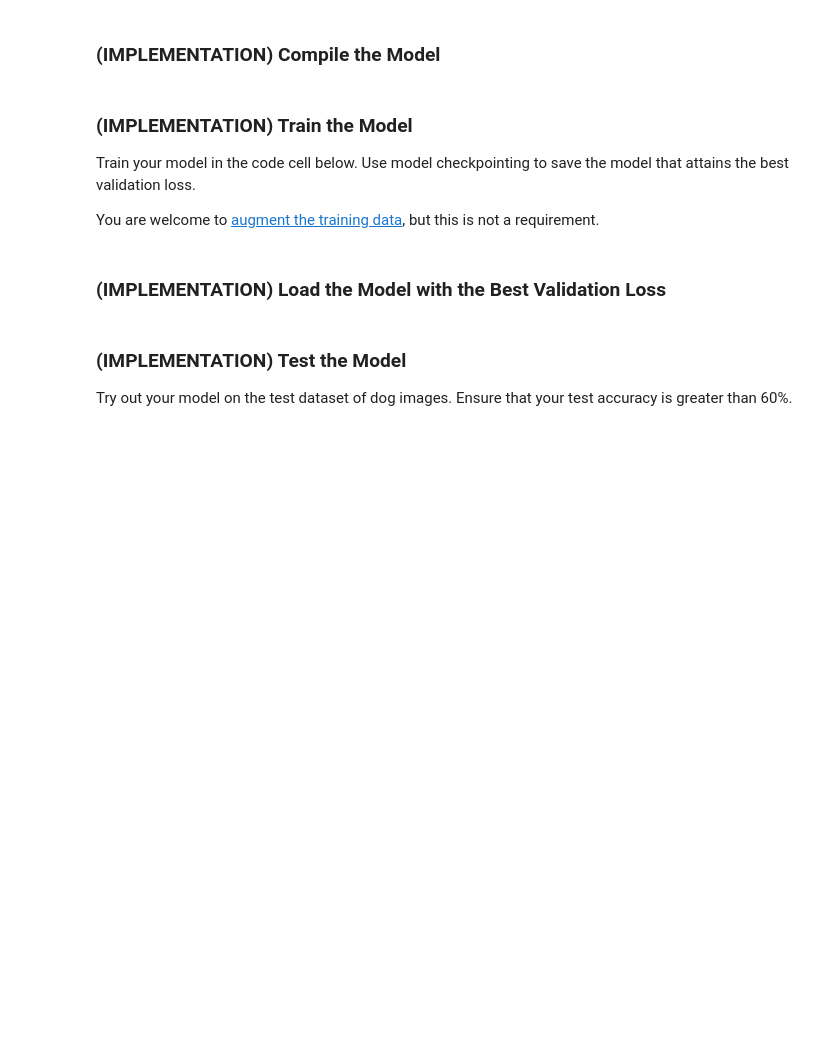
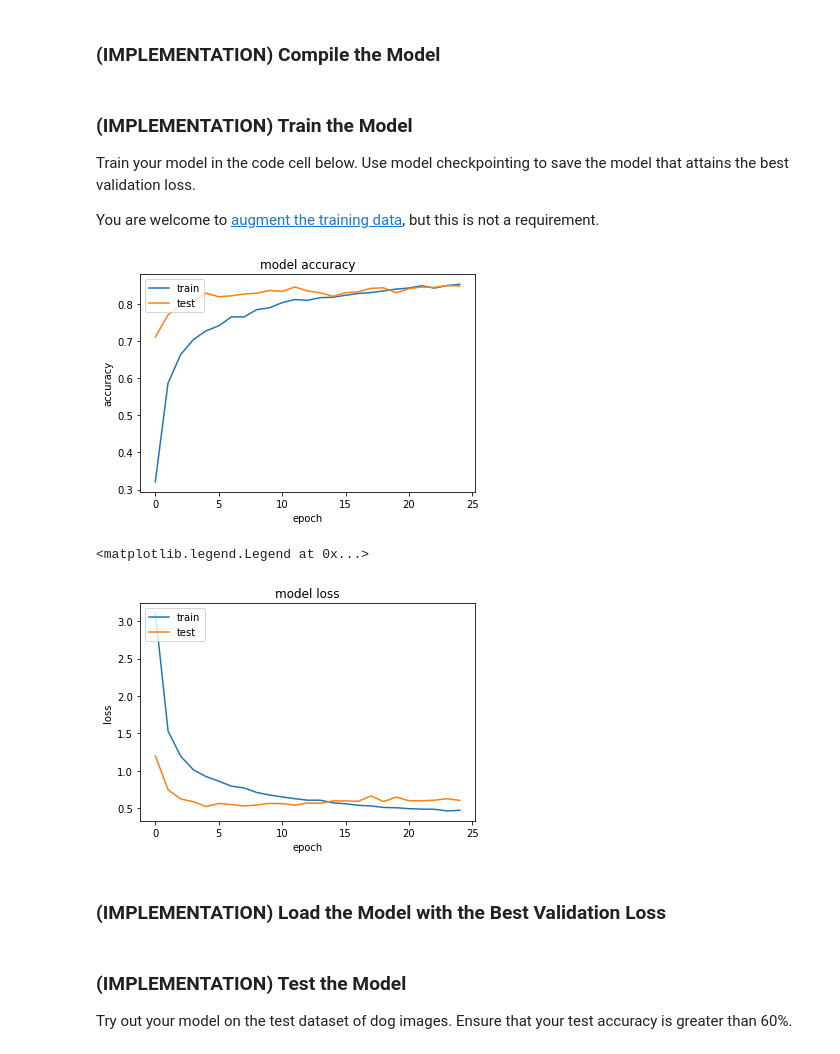
Before and after one commit to stasSajin/courses, a Jupyter notebook: udacity_deep_learning_specialization/module_2_cnn/dog-project/dog_app.ipynb, the cells around one changed output. Saved outputs shown, nothing was run; the diff lists cells and outputs as text; code cells hidden in the pictures; blank space fills up the shorter version.

```diff
--- a/udacity_deep_learning_specialization/module_2_cnn/dog-project/dog_app.ipynb
+++ b/udacity_deep_learning_specialization/module_2_cnn/dog-project/dog_app.ipynb
@@ -574,6 +626,10 @@ In the code block below, extract the bottleneck features corresponding to the tr
     test_{network} = bottleneck_features['test']
 # %%
 ### TODO: Obtain bottleneck features from another pre-trained CNN.
+bottleneck_features = np.load('bottleneck_features/DogXceptionData.npz')
+train_DogXception = bottleneck_features['train']
+valid_DogXception = bottleneck_features['valid']
+test_DogXception = bottleneck_features['test']
 # %% [markdown]
 ### (IMPLEMENTATION) Model Architecture
 
@@ -588,0 +648,10 @@ __Answer:__
+# %%
+### TODO: Define your architecture.
+
+
+model = Sequential()
+model.add(GlobalAveragePooling2D(input_shape=train_DogXception.shape[1:]))
+model.add(Dense(64, activation='relu'))
+model.add(Dropout(0.5))
+model.add(Dense(133, activation='softmax'))
+model.summary()
@@ -590,6 +675,8 @@ __Answer:__
 ### (IMPLEMENTATION) Compile the Model
 # %%
 ### TODO: Compile the model.
+model.compile(loss='categorical_crossentropy', optimizer='rmsprop',
+                  metrics=['accuracy'])
 # %% [markdown]
 ### (IMPLEMENTATION) Train the Model
 
@@ -601,3 +686,32 @@ You are welcome to [augment the training data](https://blog.keras.io/building-po
+# %%
+### TODO: Train the model.
+epochs = 1000
+batch_size =  16
+earlystop = EarlyStopping(monitor='val_loss', min_delta=0.0001, patience=20, \
+                          verbose=0, mode='auto')
+checkpointer = ModelCheckpoint(filepath='saved_models/weights.best.Xception.hdf5', verbose=0,
+                               save_best_only=True)
+history = model.fit(train_DogXception, train_targets, epochs=epochs, validation_data=(valid_DogXception, valid_targets),
+          callbacks=[checkpointer, earlystop], verbose=0, batch_size=batch_size, shuffle=True)
+# %%
+plt.plot(history.history['acc'])
+plt.plot(history.history['val_acc'])
+plt.title('model accuracy')
+plt.ylabel('accuracy')
+plt.xlabel('epoch')
+plt.legend(['train', 'test'], loc='upper left')
+plt.show()
+# summarize history for loss
+plt.plot(history.history['loss'])
+plt.plot(history.history['val_loss'])
+plt.title('model loss')
+plt.ylabel('loss')
+plt.xlabel('epoch')
+plt.legend(['train', 'test'], loc='upper left')
+# %% [output]
+[figure, added]
+<matplotlib.legend.Legend at 0x...>
+[figure, added]
 # %% [markdown]
 ### (IMPLEMENTATION) Load the Model with the Best Validation Loss
 # %%
```
Also changed, not shown: parts of 34 cells of this notebook, 8 other files.
